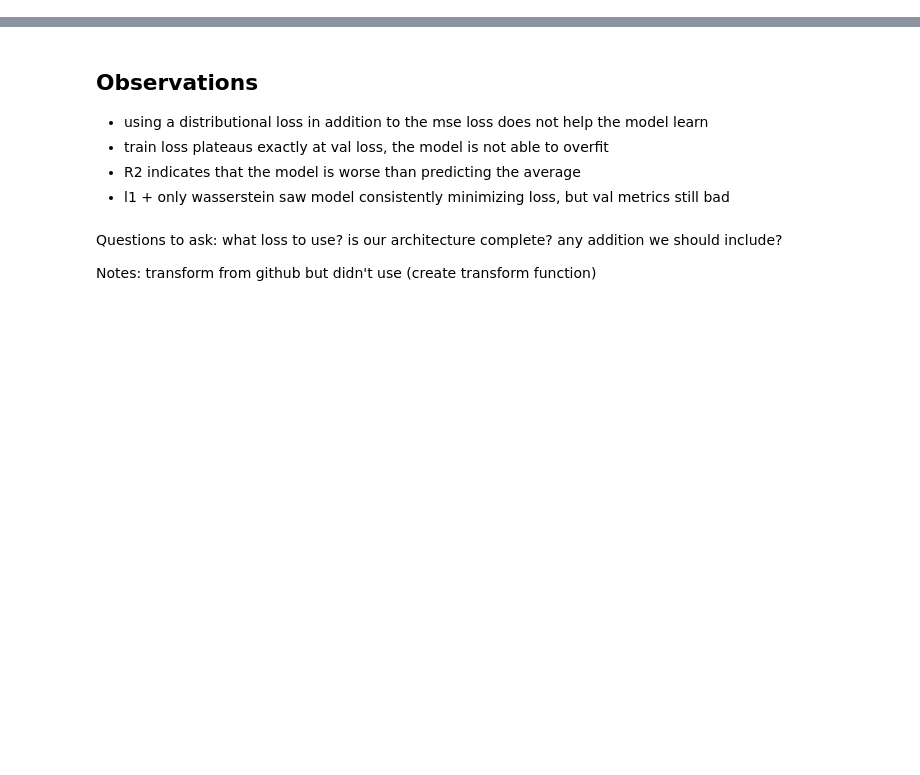
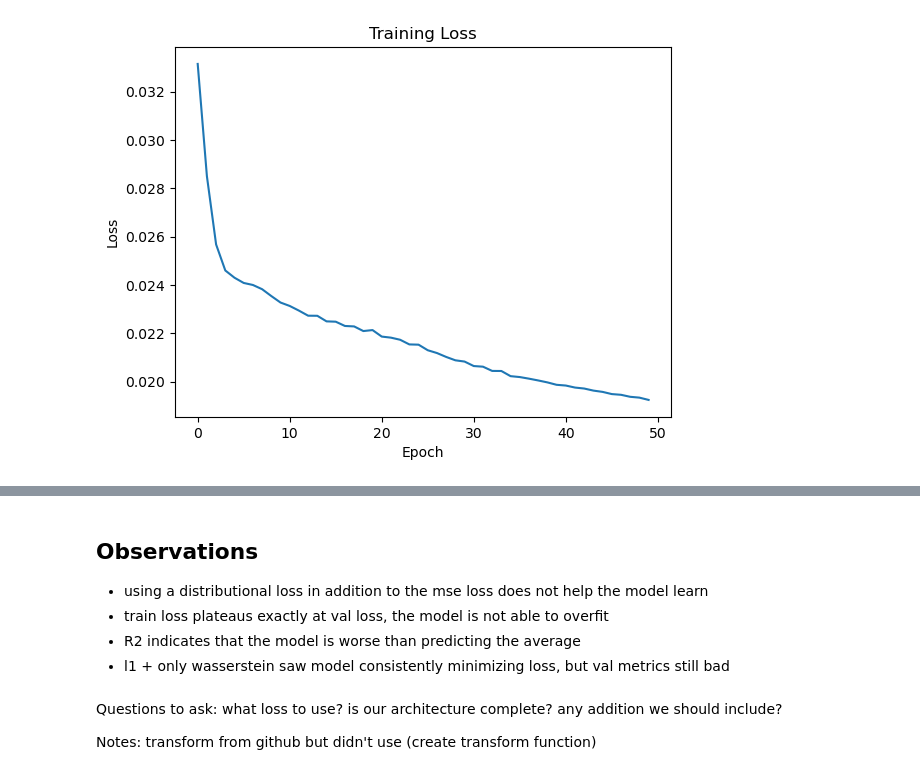
Before and after one commit to harrlol/gut-instinct, a Jupyter notebook: notebooks/working_notebook.ipynb, the cells around one changed output, grey strips where cells are left out. Saved outputs shown, nothing was run; the diff lists cells and outputs as text; code cells hidden in the pictures; blank space fills up the shorter version.

```diff
--- a/notebooks/working_notebook.ipynb
+++ b/notebooks/working_notebook.ipynb
@@ -68,4 +121,0 @@ dataset_expression_test = model_utils.get_expression(sdata, dataset_patch_test)
-# %%
-train_loader = DataLoader(dataset_patch_train, batch_size=32, shuffle=True)
-val_loader = DataLoader(dataset_patch_val, batch_size=32, shuffle=True)
-test_loader = DataLoader(dataset_patch_test, batch_size=32, shuffle=True)
@@ -96,84 +122,33 @@ test_loader = DataLoader(test_dataset, batch_size=32, shuffle=False)
 # %%
-# fit fcn model
-feature_dim = train_embeddings.shape[1]
-model = nn.Sequential(
-    nn.Linear(feature_dim, 512),
-    nn.ReLU(),
-    # nn.Dropout(0.2),
-    nn.Linear(512, 256),
-    nn.ReLU(),
-    nn.Linear(256, 460)
-)
+# train the model
+model = CNNPlusLinear()
 model.to('cuda')
 
-# some setups
-criterion = SamplesLoss("sinkhorn", p=2, blur=0.05)
-lmd = 0.7        # controls how much we care about the point-wise loss
-optimizer = optim.Adam(model.parameters(), lr=1e-5)
+optimizer = optim.Adam(model.parameters(), lr=1e-3)
+criterion = nn.MSELoss()
+
 train_losses = []
-val_losses = []
-
-# es logic
-es = None
-best_r2 = float('inf')
-patience = 5
-counter = 0
-
-for epoch in range(20):
+for epoch in range(50):
     model.train()
     running_train_loss = 0.0
     for x_batch, y_batch in train_loader:
         x_batch, y_batch = x_batch.to('cuda'), y_batch.to('cuda')
         optimizer.zero_grad()
         y_pred = model(x_batch)
-        y_pred_dist = eval_utils.l1_normalize(y_pred)
-        y_true_dist = eval_utils.l1_normalize(y_batch)
-
-        # use both point-wise and distributional loss
-        mse_loss = F.mse_loss(y_pred, y_batch)
-        dist_loss = criterion(eval_utils.l1_normalize(y_pred), eval_utils.l1_normalize(y_batch))
-        loss = lmd * mse_loss + (1 - lmd) * dist_loss
-
+        loss = criterion(y_pred, y_batch)
         loss.backward()
         optimizer.step()
         running_train_loss += loss.item()
 
     train_losses.append(running_train_loss / len(train_loader))
+    print(f"Epoch {epoch+1}/{50}, Train Loss: {running_train_loss / len(train_loader):.4f}")
 
-    # validation
-    model.eval()
-    running_val_loss = 0.0
-    y_true_all, y_pred_all = [], []
-    with torch.no_grad():
-        for x_val, y_val in val_loader:
-            x_val, y_val = x_val.to('cuda'), y_val.to('cuda')
-            y_pred_val = model(x_val)
-            y_pred_dist_val = eval_utils.l1_normalize(y_pred_val)
-            y_true_dist_val = eval_utils.l1_normalize(y_val)
 
-            # use both point-wise and distributional loss
-            mse_loss = F.mse_loss(y_pred_val, y_val)
-            dist_loss = criterion(y_pred_dist_val, y_true_dist_val)
-            val_loss = lmd * mse_loss + (1 - lmd) * dist_loss
-
-            running_val_loss += val_loss.item()
-
-            y_true_all.append(y_val.detach().cpu().numpy())
-            y_pred_all.append(y_pred_val.detach().cpu().numpy())
-
-    val_losses.append(running_val_loss / len(val_loader))
-    val_r2, val_spearman = eval_utils.compute_r2_spearman(y_true_all, y_pred_all)
-
-    print(f"Epoch {epoch+1}, Train Loss: {train_losses[-1]:.4f}, Val Loss: {val_losses[-1]:.4f}, Val R2: {val_r2:.4f}, Val Spearman: {val_spearman:.4f}")
-
-    if es is not None:
-        if val_r2 < best_r2:
-            best_r2 = val_r2
-            counter = 0
-            best_model_state = model.state_dict()
-        else:
-            counter += 1
-            if counter >= patience:
-                print(f"Early stopping at epoch {epoch+1}")
-                break
+# plot training loss
+plt.plot(train_losses)
+plt.title("Training Loss")
+plt.xlabel("Epoch")
+plt.ylabel("Loss")
+plt.savefig("training_loss.png")
+plt.show()
 # %% [output]
@@ -187,0 +172 @@ KeyboardInterrupt:
+[figure, added]
```
Also changed, not shown: parts of 14 cells of this notebook, 1 other file.
